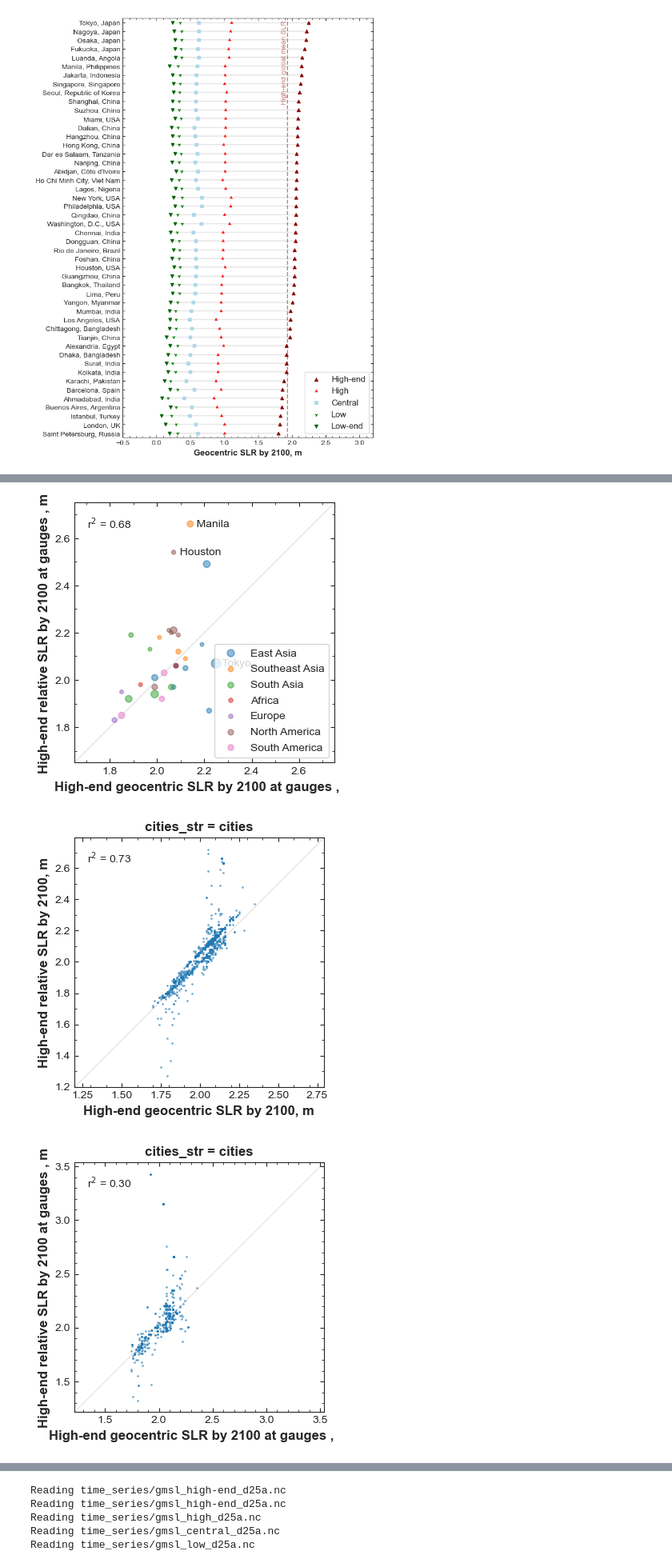
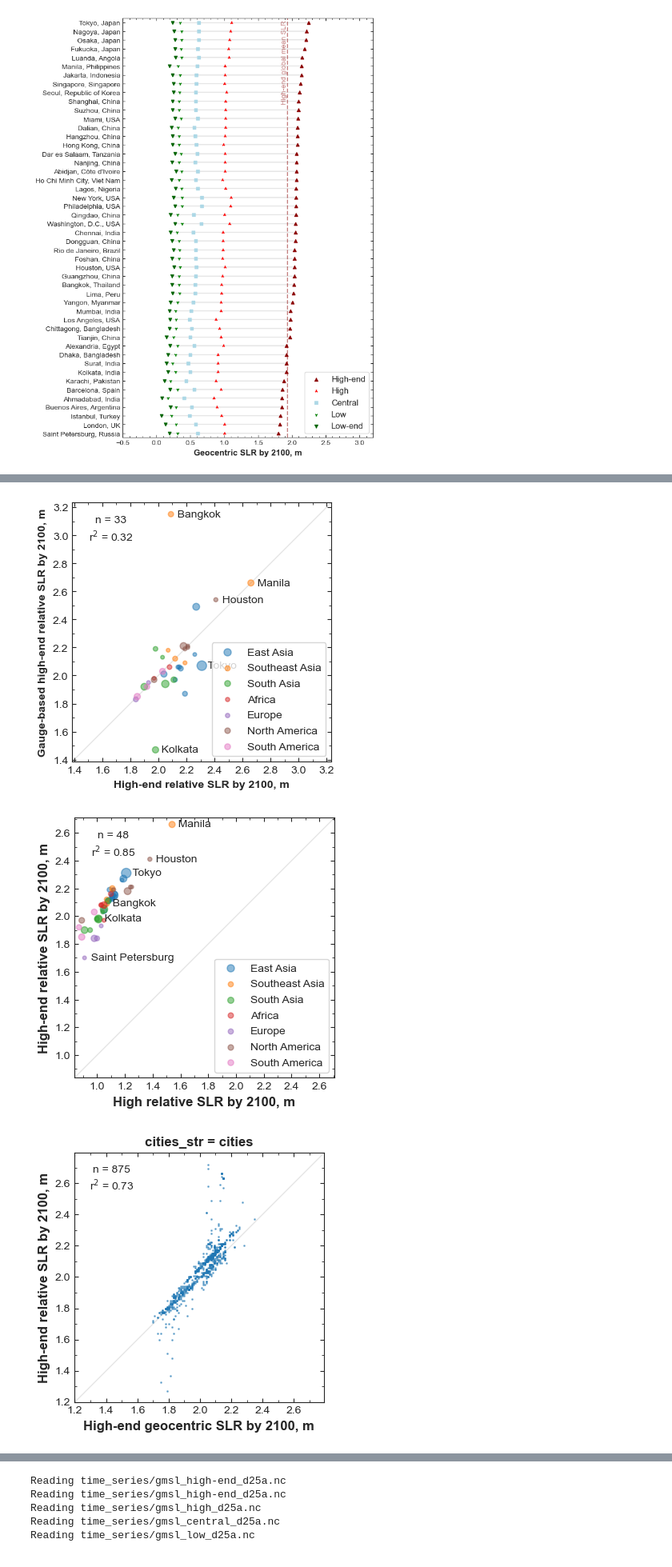
Before and after one commit to grandey/d25a-rsl-fusion, a Jupyter notebook: test_d25a.ipynb, the cells around one changed output, grey strips where cells are left out. Shown at 80% size. Drawn from its saved outputs; the diff is of its cells as text; code cells hidden in the pictures.

Commit message:
d25a.py fig_y_vs_x(): Plot y (e.g. relative SLR) vs x (e.g. geocentric SLR) globally across megacities (or cities/locations); supersedes earlier fig_rsl_vs_novlm().

```diff
--- a/test_d25a.ipynb
+++ b/test_d25a.ipynb
@@ -341,8 +341,16 @@ Reading time_series/gmsl_high-end_d25a.nc
 [figure]
 [figure]
 # %%
-# RSL vs geocentric globally
-for cities_str, lims in [('megacities', (1.65, 2.75)), ('cities', None), (None, None)]:
-    for gauges_str in ['grid', 'gauges']:
-        fig, axs = d25a.fig_rsl_vs_novlm(gauges_str=gauges_str, cities_str=cities_str, lims=lims)
+# Plot y vs x with (i) RSL vs geocentric, (ii) gauge-based vs grid-box RSL, (iii) high-end vs high
+cities_to_label = ('Tokyo', 'Manila', 'Houston', 'Saint Petersburg', 'Bangkok', 'Kolkata')
+for cities_str in ('megacities', 'cities', None):
+    _ = d25a.fig_y_vs_x(x_proj_str='high-end', x_gauges_str='grid', x_slr_str='novlm',
+                        y_proj_str='high-end', y_gauges_str='grid', y_slr_str='rsl',
+                        cities_str=cities_str, lims=None, cities_to_label=cities_to_label)
+    _ = d25a.fig_y_vs_x(x_proj_str='high-end', x_gauges_str='grid', x_slr_str='rsl',
+                        y_proj_str='high-end', y_gauges_str='gauges', y_slr_str='rsl',
+                        cities_str=cities_str, lims=None, cities_to_label=cities_to_label)
+    _ = d25a.fig_y_vs_x(x_proj_str='high', x_gauges_str='grid', x_slr_str='rsl',
+                        y_proj_str='high-end', y_gauges_str='grid', y_slr_str='rsl',
+                        cities_str=cities_str, lims=None, cities_to_label=cities_to_label)
 # %% [output]
@@ -362,3 +377,3 @@ Reading year_2100/novlm_gauges_2100_d25a.csv
-[figure, old version]
+[figure, new version]
-[figure, old version]
+[figure, new version]
-[figure, old version]
+[figure, new version]
```
Also changed, not shown: parts of 3 cells of this notebook, 2 other files.
